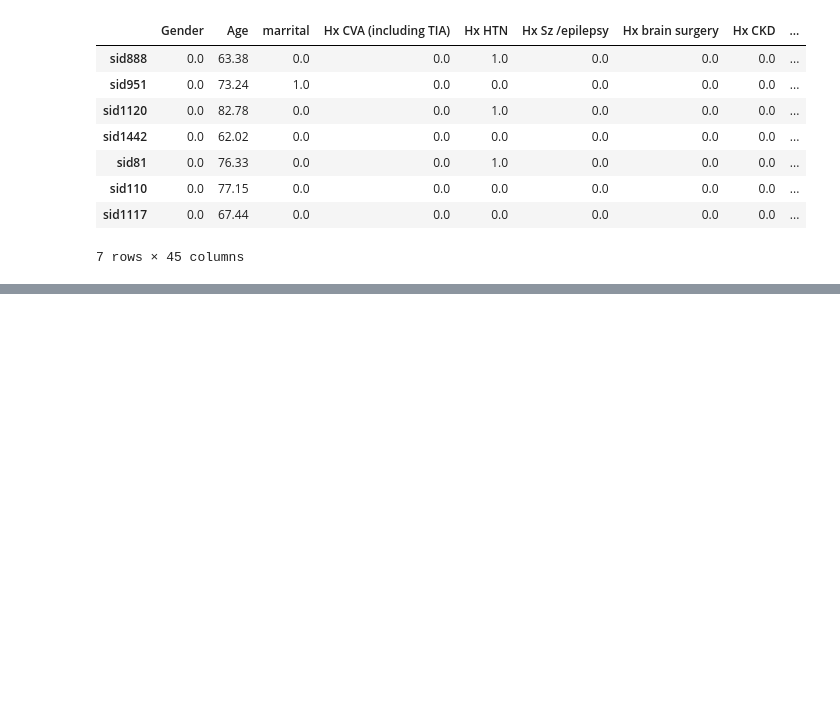
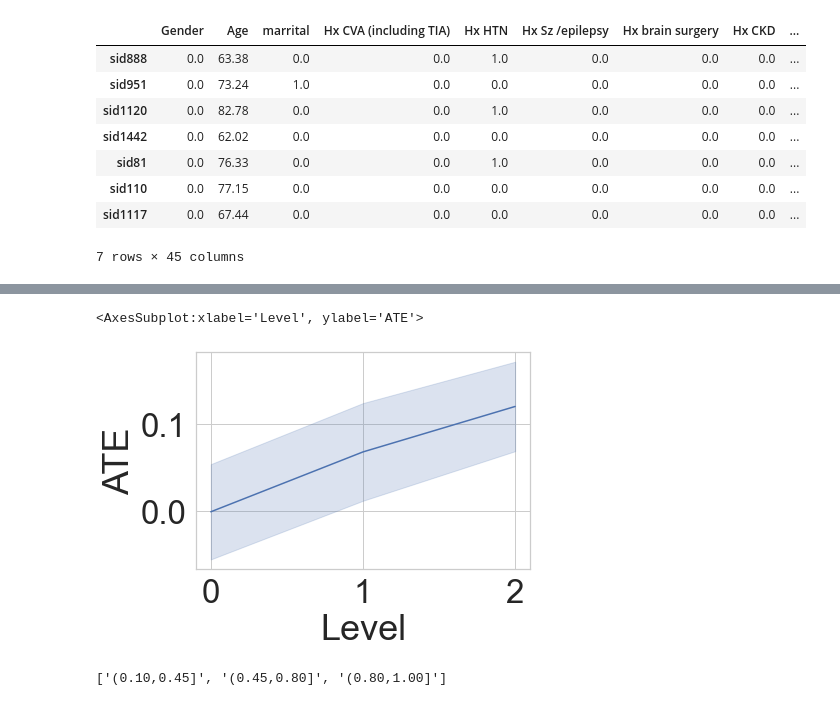
Before and after one commit to Hockey86/iic_causal_inference, a Jupyter notebook: aim2/short_term_drug_effect.ipynb, the cells around one changed output, grey strips where cells are left out. Cells and saved outputs as stored; diff of their text form; code cells hidden in the pictures; blank space fills up the shorter version.

```diff
--- a/aim2/short_term_drug_effect.ipynb
+++ b/aim2/short_term_drug_effect.ipynb
@@ -849,0 +881,7 @@ df_dict_dict['max'][0.8].loc[mg_i]
+# %%
+df = pd.DataFrame(df_m_atec.drop(columns=['Unnamed: 0']).stack(level=0).droplevel(1),columns=['ATE'])
+df['Level'] = df.index
+sns.lineplot(x='Level',y='ATE',data=df,ci='sd')
+# %% [output]
+<AxesSubplot:xlabel='Level', ylabel='ATE'>
+[figure, added]
@@ -849,0 +890,4 @@ df_dict_dict['max'][0.8].loc[mg_i]
+# %%
+levels
+# %% [output]
+['(0.10,0.45]', '(0.45,0.80]', '(0.80,1.00]']
```
Also changed, not shown: parts of 4 cells of this notebook, 3 other files.
